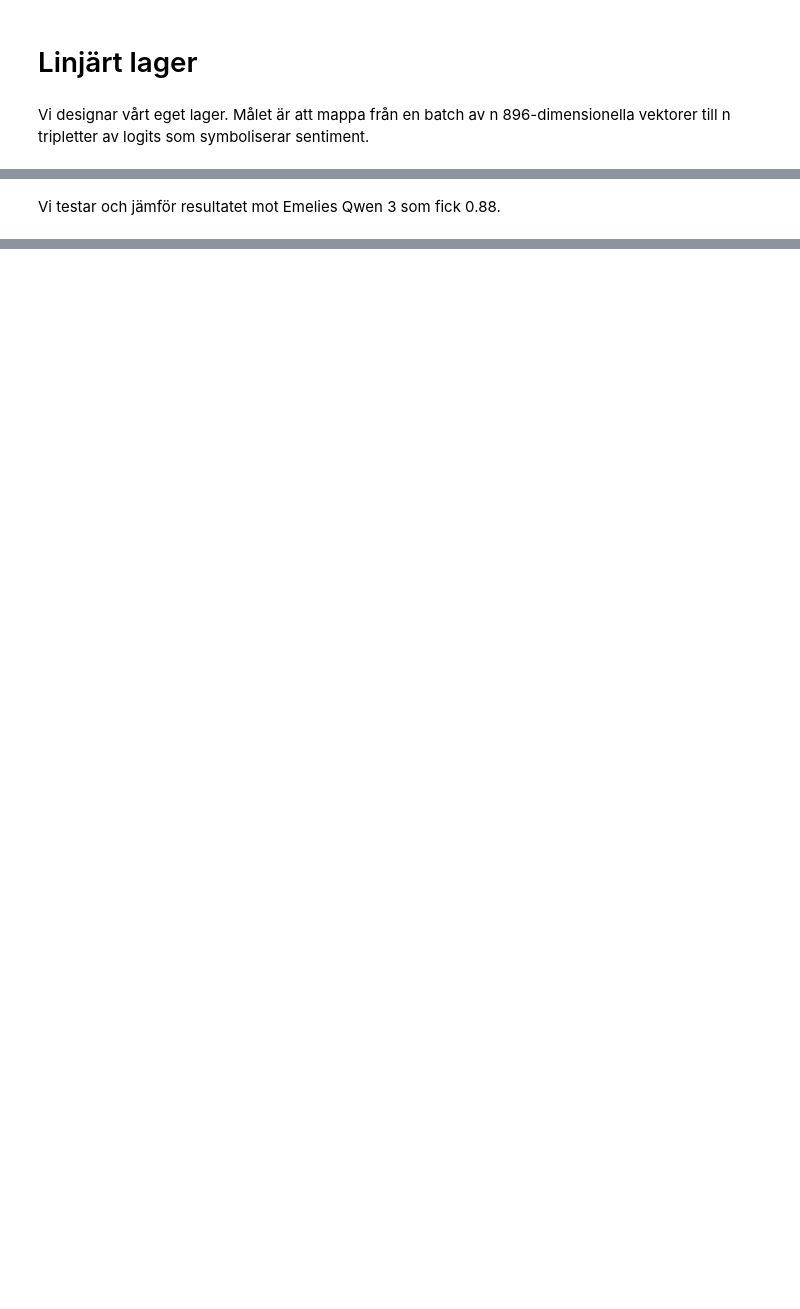
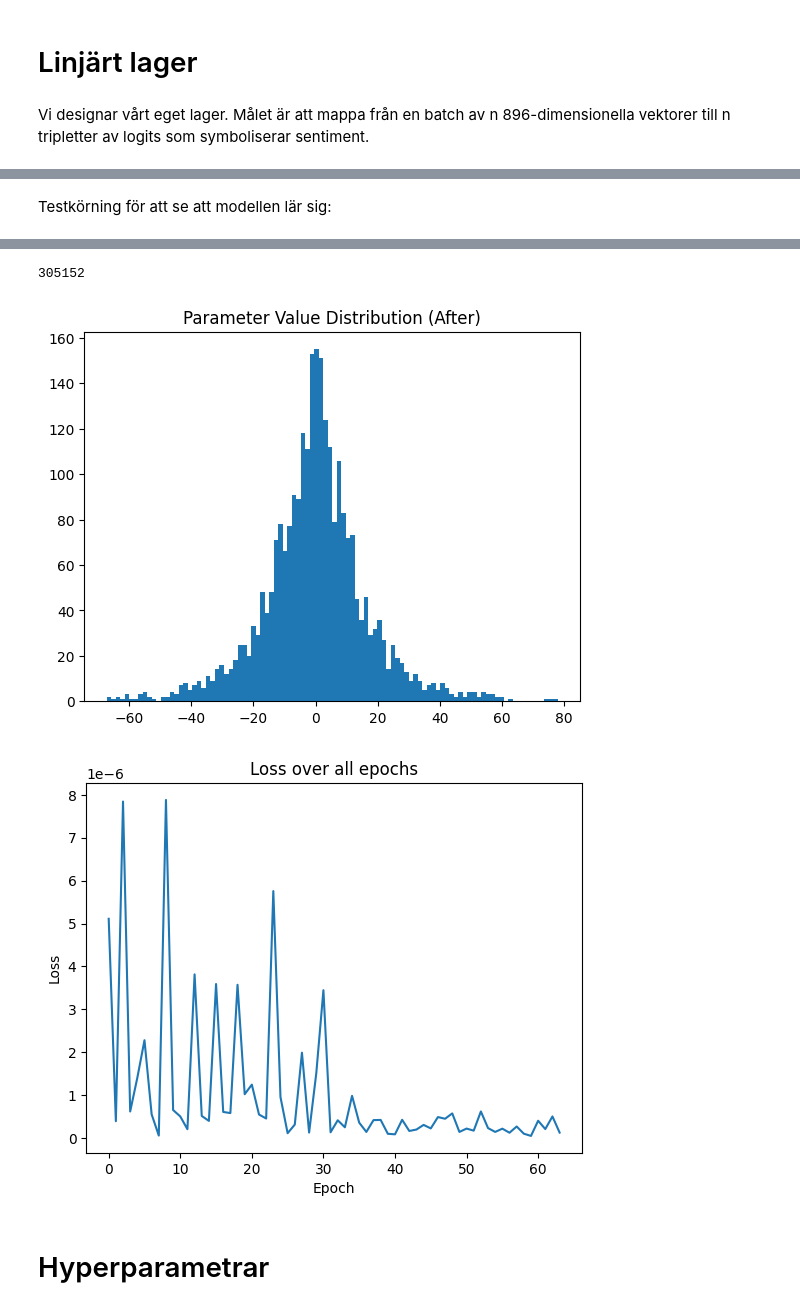
Before and after one commit to Urdatorn/sentiment-grc, a Jupyter notebook: nbs/sentiment_bert.ipynb, the cells around one changed output, grey strips where cells are left out. Cells and saved outputs as stored; diff of their text form; code cells hidden in the pictures; blank space fills up the shorter version.

```diff
--- a/nbs/sentiment_bert.ipynb
+++ b/nbs/sentiment_bert.ipynb
@@ -45,13 +48,13 @@ print(transformers.__file__)
 # %% [markdown]
 Först laddar vi och förbereder datan som ska embeddas. Jag har två filer: en med 300 meningar från Emelie. Dessa är från romerska/bysantinska romaner. Den andra är 30 meningar från Aristofanes som jag själv klassificerat.
 # %%
-with open("sentiment_aristophanes.tsv", "r", encoding="utf-8") as f:
+with open("../tsv/sentiment_aristophanes.tsv", "r", encoding="utf-8") as f:
     lines = f.readlines()
     sentences_albin = [line.split("\t")[0] for line in lines[1:]]
     labels_albin = [line.split("\t")[1].replace("\n", "") for line in lines[1:]]
 
 # vi förbereder också Emelies:
-with open("sentiment_romaner.tsv", "r", encoding="utf-8") as f:
+with open("../tsv/sentiment_romaner.tsv", "r", encoding="utf-8") as f:
     lines = f.readlines()
     sentences_emelie = [line.split("\t")[0] for line in lines[1:]]
     labels_emelie = [line.split("\t")[1].replace("\n", "") for line in lines[1:]]
@@ -139,18 +135,21 @@ tensor([[-0.0454,  0.0498,  0.0221,  ...,  0.0010,  0.0045,  0.0115],
 # %%
 from torch.utils.data import Dataset, DataLoader
 
-class SetimentEmbeddingsDataset(Dataset):
+class SentimentEmbeddingsDataset(Dataset):
     """
     Dataset consisting of 896-dimensional KaLM 2.5 embeddings of Ancient Greek sentences,
     and labels marking sentences as 0, 1, 2 for negative, neutral and positive sentiment respectively.
 
-    Embeddings dtype: torch.float32 = torch.float
-    Labels dtype: torch.int64 = torch.long
+    Input tensors must have device="cpu"!
+
+    The dtypes are important for CE loss calculation:
+        Embeddings dtype: torch.float32 = torch.float
+        Labels dtype: torch.int64 = torch.long
     """
 
-    def __init__(self, embeddings: torch.Tensor, labels: torch.Tensor, transform=None):
+    def __init__(self, embeddings: torch.Tensor, labels: torch.Tensor, transform=None):     # torch ger type hints för sina tensorer
         self.X = embeddings
-        self.y = labels
+        self.Y = labels
         self.transform = transform
 
     def __len__(self):
@@ -161,9 +160,9 @@ class SetimentEmbeddingsDataset(Dataset):
             idx = idx.tolist()
 
         x = self.X[idx]
-        y = self.y[idx]
+        y = self.Y[idx]
 
         if self.transform:
             x = self.transform(x)
 
-        return x, y
+        return x, y                                                                         # en embedding och dess sentimentlabel
@@ -319,2 +449,5 @@ plt.show()
-# %% [markdown]
-Vi testar och jämför resultatet mot Emelies Qwen 3 som fick 0.88.
+# %% [markdown]
+Testkörning för att se att modellen lär sig:
+# %%
+model, val_loss = train_and_validate(dataloader_train_1, val_1, val_labels_1, par_plot=True, loss_plot=True)
+# %% [output]
@@ -320,0 +457,5 @@ Vi testar och jämför resultatet mot Emelies Qwen 3 som fick 0.88.
+305152
+[figure, added]
+[figure, added]
+# %% [markdown]
+# Hyperparametrar
```
Also changed, not shown: parts of 26 cells of this notebook.
